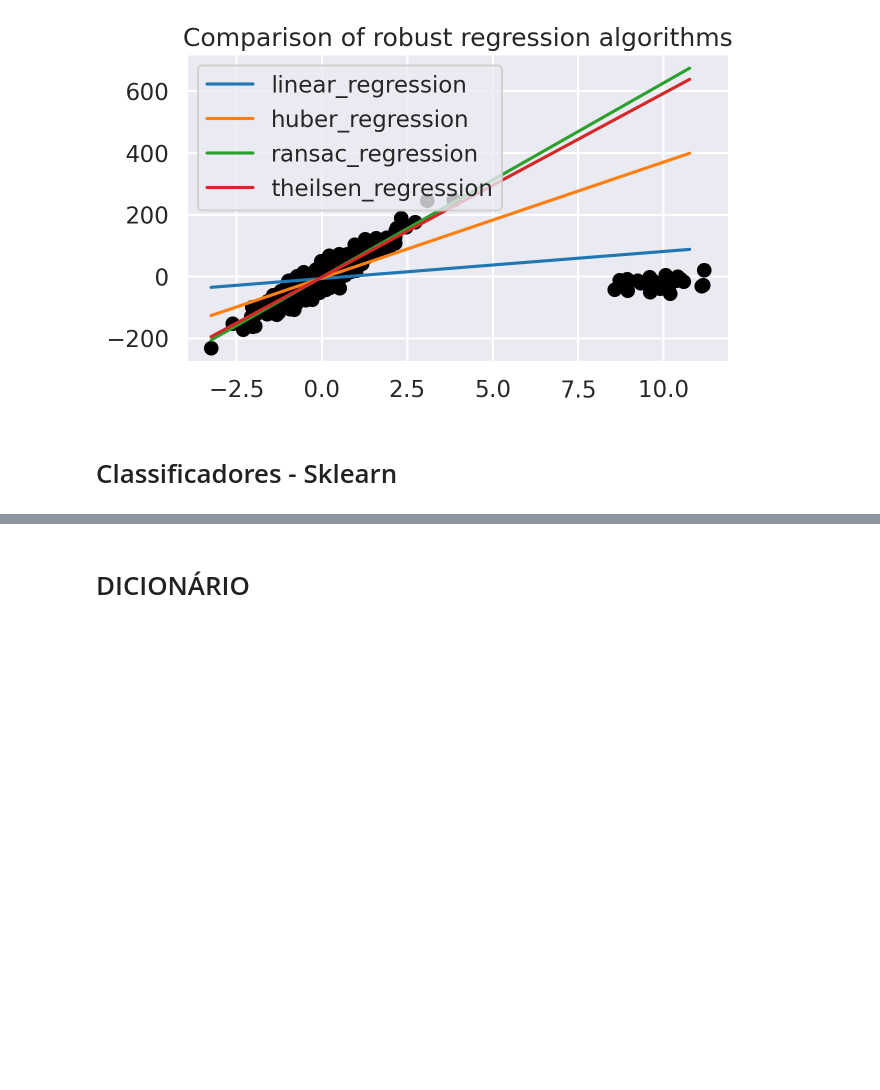
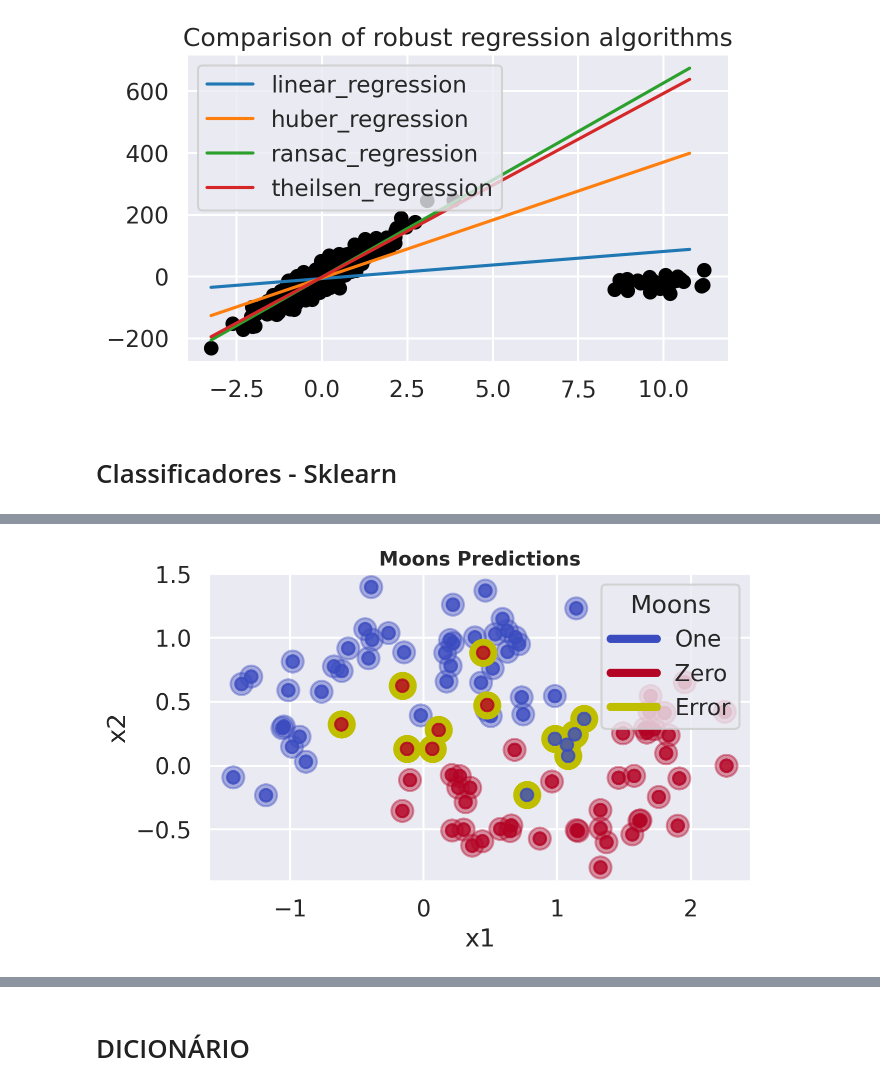
Before and after one commit to AnaMarcacini/CienciaDeDados, a Jupyter notebook: P3/Resumao.ipynb, the cells around one changed output, grey strips where cells are left out. Saved outputs shown, nothing was run; the diff lists cells and outputs as text; code cells hidden in the pictures; blank space fills up the shorter version.

```diff
--- a/P3/Resumao.ipynb
+++ b/P3/Resumao.ipynb
@@ -1793,0 +1936,19 @@ DecisionTreeClassifier()
+# %%
+from sklearn.datasets import make_moons
+cmap_data = plt.cm.coolwarm
+
+X, y = make_moons(n_samples=100, noise=0.25, random_state=1234)
+
+df = pd.DataFrame({'x1':X[:, 0], 'x2':X[:, 1], 'y':y})
+# %%
+from sklearn.linear_model import LogisticRegression
+X = df[['x1','x2']]
+y = df.y
+# %%
+# Definimos a Classe de Modelos com seus Parâmetros
+
+clf = LogisticRegression(max_iter=1000)
+print(clf)
+clf.fit(X,y)
+
+print( clf.coef_, clf.intercept_)
@@ -1793,0 +2033,22 @@ DecisionTreeClassifier()
+# %%
+cmap_data = plt.cm.coolwarm
+
+y_pred = clf.predict(X)
+
+plt.scatter(X.x1, X.x2, c=y, cmap=cmap_data, alpha=0.8)
+plt.scatter(X.x1, X.x2, c=y_pred, s=250,cmap=cmap_data, alpha=0.4)
+
+plt.scatter(X[y_pred != y].x1, X[y_pred != y].x2, color='y', s=350, alpha=1, label='wrong predictions')
+plt.scatter(X[y_pred != y].x1, X[y_pred != y].x2, c=y[y_pred != y], cmap=cmap_data, alpha=0.8)
+plt.title('Moons Predictions',weight='bold',fontsize=14)
+plt.xlabel("x1")
+plt.ylabel("x2")
+
+custom_lines = [Line2D([0], [0], color=cmap_data(0.), lw=6),
+                Line2D([0], [0], color=cmap_data(1.), lw=6),
+                Line2D([0], [0], color='y', lw=6)]
+plt.legend(custom_lines, ['One', 'Zero', 'Error'], loc='upper right',title='Moons')
+
+plt.show()
+# %% [output]
+[figure, added]
```
Also changed, not shown: parts of 74 cells of this notebook.
